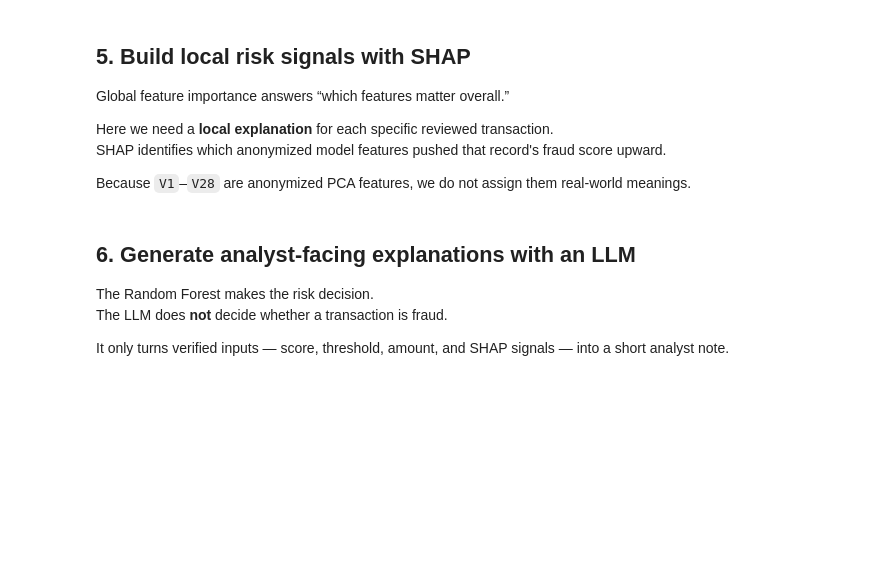
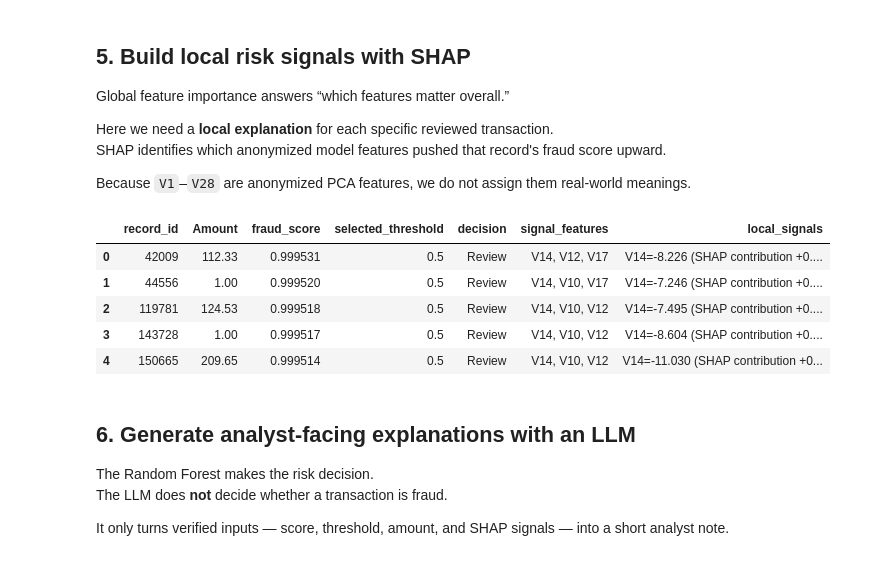
Before and after one commit to qiongzhou0830/credit-card-fraud-risk-analytics, a Jupyter notebook: notebooks/04_llm_explanation_layer.ipynb, the cells around one changed output. Drawn from its saved outputs; the diff is of its cells as text; code cells hidden in the pictures; blank space fills up the shorter version.

```diff
--- a/notebooks/04_llm_explanation_layer.ipynb
+++ b/notebooks/04_llm_explanation_layer.ipynb
@@ -152,7 +154,7 @@ SHAP identifies which anonymized model features pushed that record's fraud score
 
 Because `V1`–`V28` are anonymized PCA features, we do not assign them real-world meanings.
 # %%
-model_columns = list(X_train.columns)
+model_columns = list(rf_model.feature_names_in_)
 
 explainer = shap.TreeExplainer(rf_model)
 shap_values = explainer.shap_values(flagged[model_columns])
@@ -190,33 +192,40 @@ for i in range(len(flagged)):
         feature_value = flagged.loc[i, feature]
         shap_value = top_positive[feature]
         signal_text.append(
             f"{feature}={feature_value:.3f} "
             f"(SHAP contribution +{shap_value:.3f})"
         )
 
     local_signals.append("; ".join(signal_text))
 
 flagged["signal_features"] = signal_features
 flagged["local_signals"] = local_signals
 
 explanation_input = flagged[
     [
         "record_id",
         "Amount",
         "fraud_score",
         "selected_threshold",
         "decision",
         "signal_features",
         "local_signals"
     ]
 ].copy()
 
 display(explanation_input.head())
 
 explanation_input.to_csv(
     OUTPUT_DIR / "flagged_transaction_explanations_input.csv",
     index=False
 )
+# %% [output]
+|  | record_id | Amount | fraud_score | selected_threshold | decision | signal_features | local_signals |
+| 0 | 42009 | 112.33 | 0.999531 | 0.5 | Review | V14, V12, V17 | V14=-8.226 (SHAP contribution +0.... |
+| 1 | 44556 | 1.00 | 0.999520 | 0.5 | Review | V14, V10, V17 | V14=-7.246 (SHAP contribution +0.... |
+| 2 | 119781 | 124.53 | 0.999518 | 0.5 | Review | V14, V10, V12 | V14=-7.495 (SHAP contribution +0.... |
+| 3 | 143728 | 1.00 | 0.999517 | 0.5 | Review | V14, V10, V12 | V14=-8.604 (SHAP contribution +0.... |
+| 4 | 150665 | 209.65 | 0.999514 | 0.5 | Review | V14, V10, V12 | V14=-11.030 (SHAP contribution +0... |
 # %% [markdown]
 ## 6. Generate analyst-facing explanations with an LLM
 
```
Also changed, not shown: parts of 6 cells of this notebook, 6 other files.
